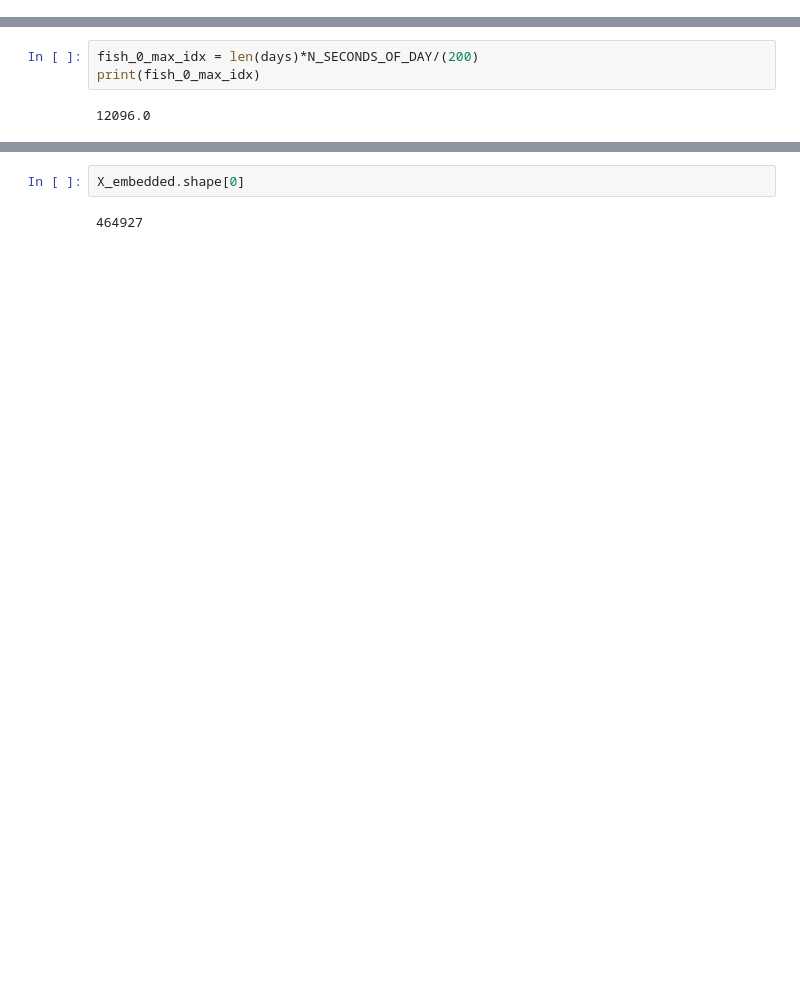
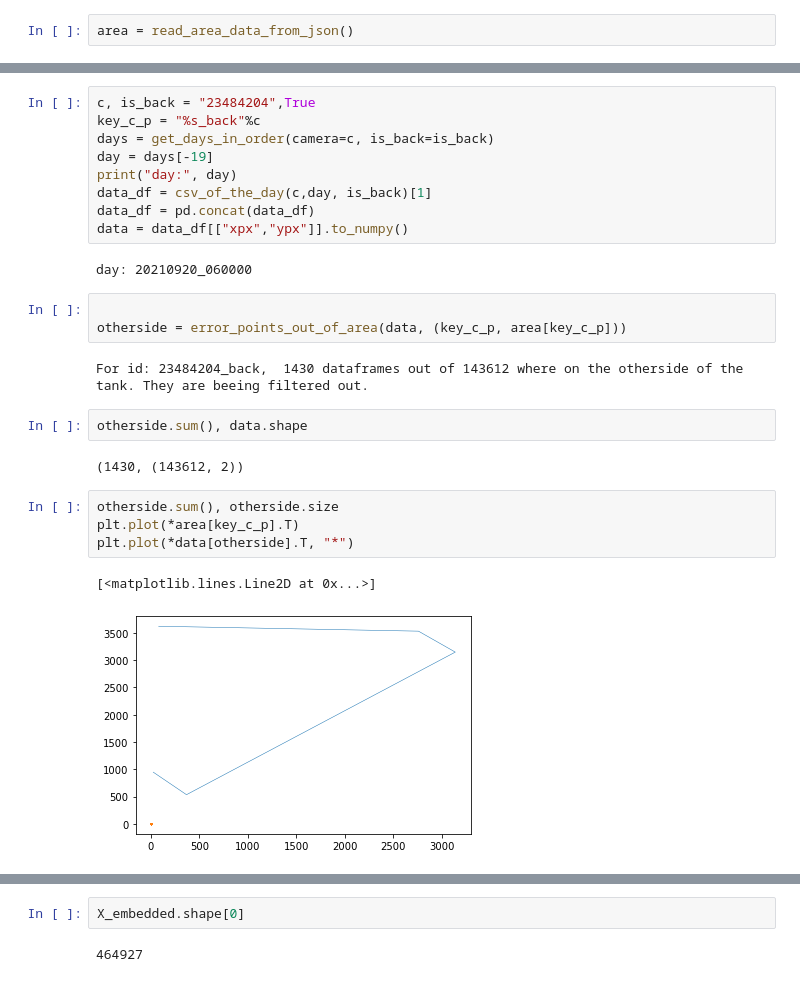
Before and after one commit to UlrikeScherer/Fish-Tracking-Visualization, a Jupyter notebook: Untitled2.ipynb, the cells around one changed output, grey strips where cells are left out. Cells and saved outputs as stored; diff of their text form; blank space fills up the shorter version.

```diff
--- a/Untitled2.ipynb
+++ b/Untitled2.ipynb
@@ -14,3 +16,5 @@ The autoreload extension is already loaded. To reload it, use:
+# %%
+area = read_area_data_from_json()
 # %%
 days = get_all_days_of_context()
 %time traces_all, nSs = get_traces(list(range(N_FISHES)), days, 200)
@@ -44,5 +27,27 @@ Wall time: 1min 46s
 # %%
-fish_0_max_idx = len(days)*N_SECONDS_OF_DAY/(200)
-print(fish_0_max_idx)
+c, is_back = "23484204",True
+key_c_p = "%s_back"%c
+days = get_days_in_order(camera=c, is_back=is_back)
+day = days[-19]
+print("day:", day)
+data_df = csv_of_the_day(c,day, is_back)[1]
+data_df = pd.concat(data_df)
+data = data_df[["xpx","ypx"]].to_numpy()
 # %% [output]
-12096.0
+day: 20210920_060000
+# %%
+
+otherside = error_points_out_of_area(data, (key_c_p, area[key_c_p]))
+# %% [output]
+For id: 23484204_back,  1430 dataframes out of 143612 where on the otherside of the tank. They are beeing filtered out.
+# %%
+otherside.sum(), data.shape
+# %% [output]
+(1430, (143612, 2))
+# %%
+otherside.sum(), otherside.size
+plt.plot(*area[key_c_p].T)
+plt.plot(*data[otherside].T, "*")
+# %% [output]
+[<matplotlib.lines.Line2D at 0x...>]
+[figure, added]
```
Also changed, not shown: parts of 12 cells of this notebook, 3 other files.
